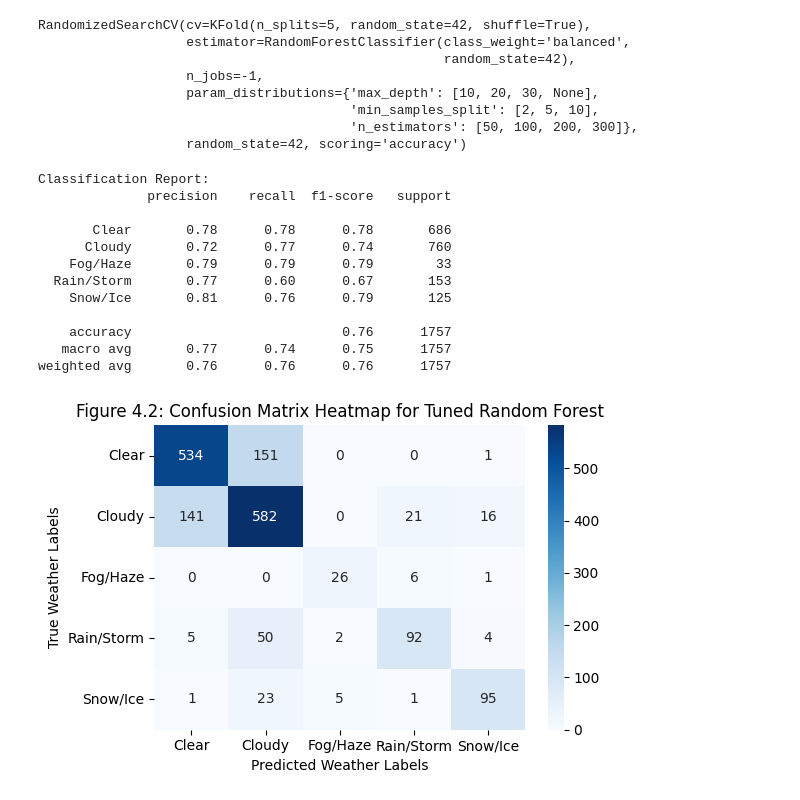
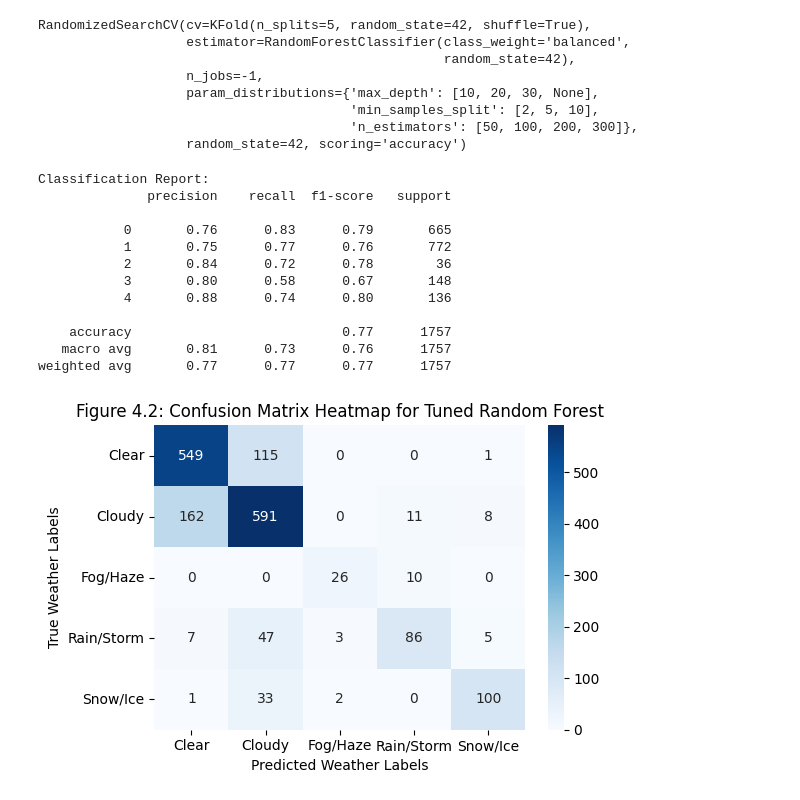
Before and after one commit to fino15/Machine-Learning-Assignment, a Jupyter notebook: Machine_learning_assignment.ipynb, the cells around one changed output. Saved outputs shown, nothing was run; the diff lists cells and outputs as text; code cells hidden in the pictures.

```diff
--- a/Machine_learning_assignment.ipynb
+++ b/Machine_learning_assignment.ipynb
@@ -293,0 +226,26 @@ Neural Network           : 69.160% ± 1.095%
+# %%
+X = df.drop(columns=['Weather_Encoded_Original', 'Weather_Encoded_Group'])
+y_original = df['Weather_Encoded_Original']
+y_group = df['Weather_Encoded_Group']
+# %%
+kf = KFold(n_splits=5, shuffle=True, random_state=42)
+
+def evaluate_models(X_data, y_data, dataset_label):
+  print(f"==========================================")
+  print(f" MODEL RESULTS FOR: {dataset_label} ")
+  print(f"==========================================")
+  models = {
+        'knn': KNeighborsClassifier(),
+        'lgr': LogisticRegression(max_iter=1000),
+        'gnb': GaussianNB(),
+        'dtc': DecisionTreeClassifier(),
+        'svc': SVC(),
+        'rfc': RandomForestClassifier(random_state=42),
+        'gbc': GradientBoostingClassifier(),
+        'mlp': MLPClassifier(max_iter=500, random_state=42)
+    }
+
+  results = {}
+  for n in models:
+    scores = cross_val_score(models[n], X_data, y_data, cv=kf, n_jobs=-1)
+    print(f'{n}: {scores.mean():.3%} +/- {scores.std():.3%}')
@@ -313,7 +292,7 @@ random_search = RandomizedSearchCV(
     random_state=42
 )
 
-random_search.fit(X, y_after_encoded)
+random_search.fit(X, y_group)
 print(f"Highest accuracy of RFC after hyperparameter tuning: {random_search.best_score_:.3%}")
 print(f"RFC Best Parameters: {random_search.best_params_}")
 # %% [output]
@@ -321,8 +300,8 @@ Highest accuracy of RFC after hyperparameter tuning: 77.277%
 RFC Best Parameters: {'n_estimators': 300, 'min_samples_split': 2, 'max_depth': 30}
 # %%
 from sklearn.model_selection import train_test_split
-X_train, X_test, y_train, y_test = train_test_split(X, y_after_encoded, test_size=0.2, random_state=42,stratify=y_after_encoded)
-#Train the tuned Random Forest model
+X_train, X_test, y_train, y_test = train_test_split(X, y_group, test_size=0.2, random_state=42)
+
 random_search.fit(X_train, y_train)
 # %% [output]
 RandomizedSearchCV(cv=KFold(n_splits=5, random_state=42, shuffle=True),
@@ -342,38 +321,38 @@ best_rfc = random_search.best_estimator_
 y_pred = best_rfc.predict(X_test)
 
 print("Classification Report:")
-print(classification_report(y_test, y_pred,target_names=encoder_after.classes_))
+print(classification_report(y_test, y_pred))
 # %% [output]
 Classification Report:
               precision    recall  f1-score   support
 
-       Clear       0.78      0.78      0.78       686
-      Cloudy       0.72      0.77      0.74       760
-    Fog/Haze       0.79      0.79      0.79        33
-  Rain/Storm       0.77      0.60      0.67       153
-    Snow/Ice       0.81      0.76      0.79       125
+           0       0.76      0.83      0.79       665
+           1       0.75      0.77      0.76       772
+           2       0.84      0.72      0.78        36
+           3       0.80      0.58      0.67       148
+           4       0.88      0.74      0.80       136
 
-    accuracy                           0.76      1757
-   macro avg       0.77      0.74      0.75      1757
-weighted avg       0.76      0.76      0.76      1757
+    accuracy                           0.77      1757
+   macro avg       0.81      0.73      0.76      1757
+weighted avg       0.77      0.77      0.77      1757
 # %%
 import matplotlib.pyplot as plt
 import seaborn as sns
 from sklearn.metrics import confusion_matrix
 
 # 1. Compute the confusion matrix
-class_names = encoder_after.classes_
+class_names = ['Clear', 'Cloudy', 'Fog/Haze', 'Rain/Storm', 'Snow/Ice']
 cm = confusion_matrix(y_test, y_pred)
 
 # 2. Plot the Heatmap
 plt.figure(figsize=(6, 4))
 sns.heatmap(cm, annot=True, fmt='d', cmap='Blues',xticklabels=class_names,
     yticklabels=class_names, cbar=True)
 
 plt.title('Figure 4.2: Confusion Matrix Heatmap for Tuned Random Forest')
 plt.xlabel('Predicted Weather Labels')
 plt.ylabel('True Weather Labels')
 plt.tight_layout()
 plt.show()
 # %% [output]
-[figure, old version]
+[figure, new version]
```
Also changed, not shown: parts of 10 cells of this notebook.
